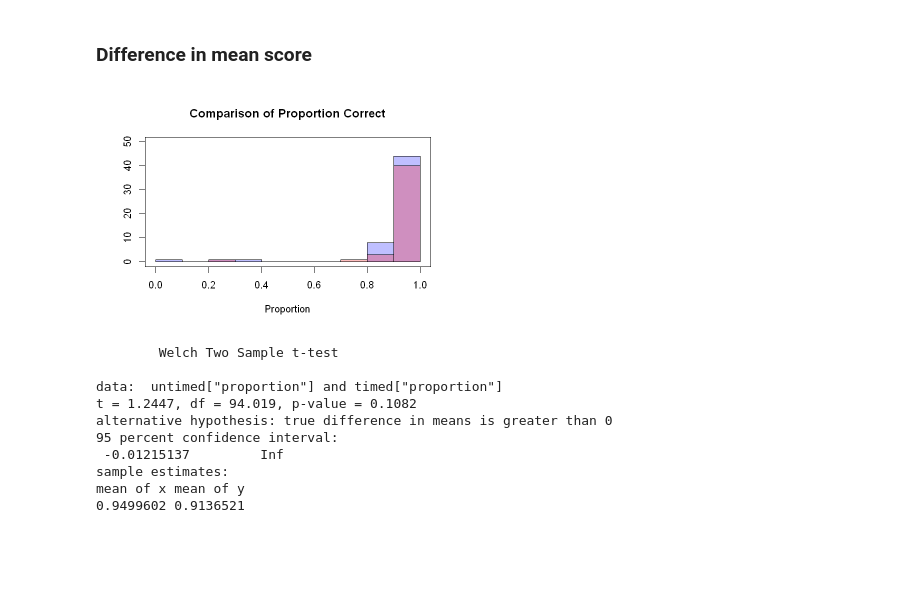
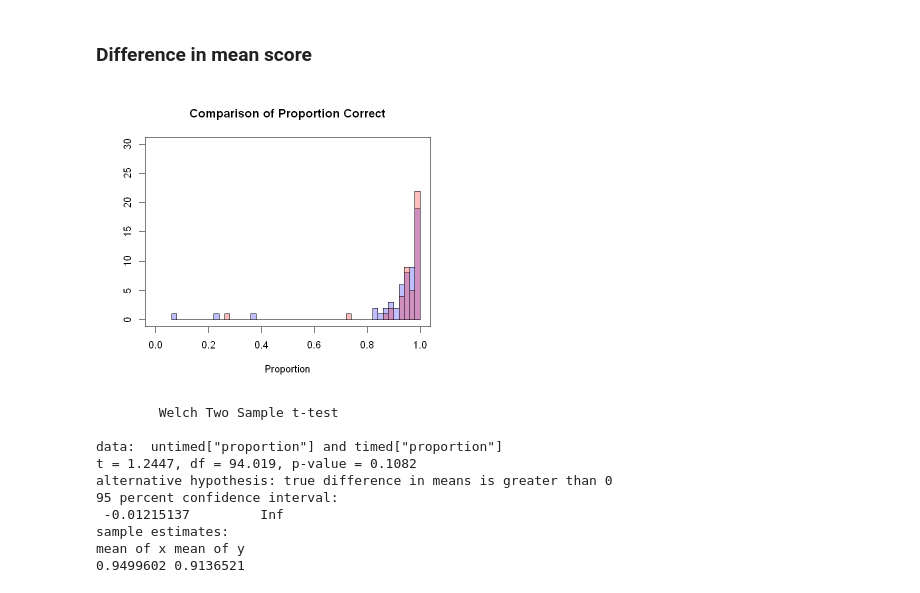
Before and after one commit to SentientPlatypus/time-limit-sim, a Jupyter notebook: notebook.ipynb, the cells around one changed output. Drawn from its saved outputs; the diff is of its cells as text; code cells hidden in the pictures; blank space fills up the shorter version.

Commit message:
fixed hist

```diff
--- a/notebook.ipynb
+++ b/notebook.ipynb
@@ -51,16 +51,16 @@ summary(untimed["proportion"])
 ### Difference in mean score
 # %%
 set_plot_dimensions(6, 5)
-plot(1, type = "n", xlim = c(0, 1), ylim = c(0, 50), ylab = "", xlab = "Proportion",
+plot(1, type = "n", xlim = c(0, 1), ylim = c(0, 30), ylab = "", xlab = "Proportion",
      main = "Comparison of Proportion Correct")
 
 # axis(side=1, at=seq(0, 1, by=.01))
 
 
-hist(timed$proportion, xlim = c(0, 1), ylim = c(0, 10), col = rgb(0,0,1,1/4), add = TRUE, breaks = 10)
-hist(untimed$proportion, xlim = c(0, 1), ylim = c(0, 10), col = rgb(1,0,0,1/4), add = TRUE, breaks = 10)
+hist(timed$proportion, xlim = c(0, 1), ylim = c(0, 10), col = rgb(0,0,1,1/4), add = TRUE, breaks = 50)
+hist(untimed$proportion, xlim = c(0, 1), ylim = c(0, 10), col = rgb(1,0,0,1/4), add = TRUE, breaks = 50)
 # %% [output]
-[figure, old version]
+[figure, new version]
 # %%
 result <- t.test(untimed["proportion"], timed["proportion"], alternative= "g")
 
```
Also changed, not shown: parts of 2 cells of this notebook.
